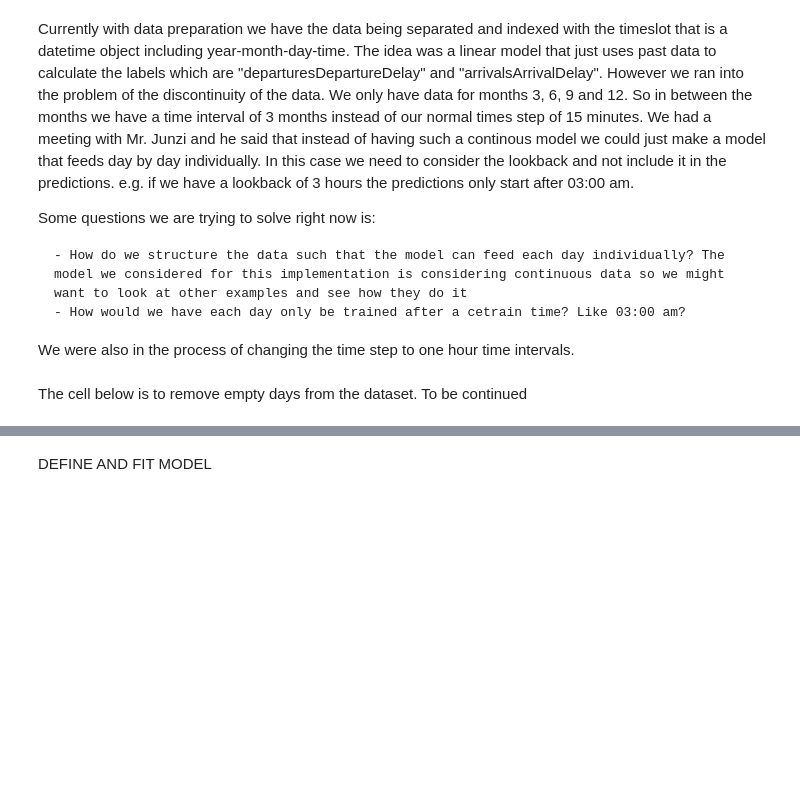
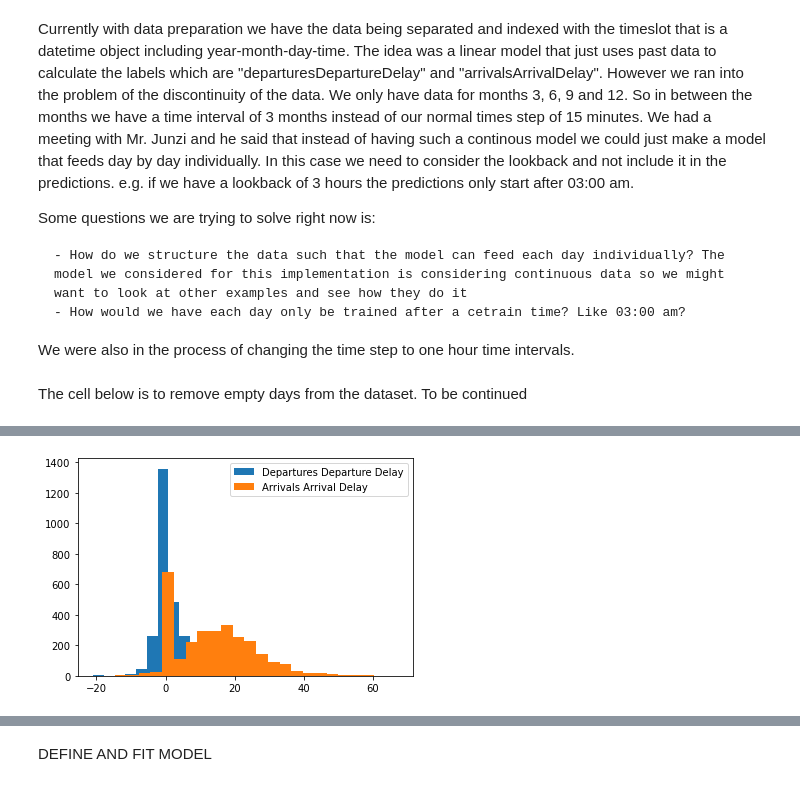
Before and after one commit to junzis/atdelay, a Jupyter notebook: LSTM_model.ipynb, the cells around one changed output, grey strips where cells are left out. Cells and saved outputs as stored; diff of their text form; code cells hidden in the pictures; blank space fills up the shorter version.

```diff
--- a/LSTM_model.ipynb
+++ b/LSTM_model.ipynb
@@ -176,0 +194,22 @@ array([[  1.,   0.,   0., ...,   0.,  24.,   0.],
+# %%
+depdel = dataset["departuresDepartureDelay"].to_numpy()
+arrdel = dataset["arrivalsArrivalDelay"].to_numpy()
+
+mean_depdel= numpy.mean(depdel)
+std_depdel = numpy.std(depdel)
+mean_arrdel = numpy.mean(arrdel)
+std_arrdel = numpy.std(arrdel)
+
+x_depdel = numpy.linspace(mean_depdel - 3*std_depdel, mean_depdel + 3*std_depdel, 100)
+x_arrdel = numpy.linspace(mean_arrdel - 3*std_arrdel, mean_arrdel + 3*std_arrdel, 100)
+
+normal_depdel = norm.pdf(x_depdel, mean_depdel, std_depdel)
+normal_arrdel = norm.pdf(x_arrdel, mean_arrdel, std_arrdel)
+
+bin_num = 25
+plt.hist(depdel, bins=bin_num, label='Departures Departure Delay')
+plt.hist(arrdel, bins=bin_num, label='Arrivals Arrival Delay')
+plt.legend()
+plt.show()
+# %% [output]
+[figure, added]
```
Also changed, not shown: parts of 11 cells of this notebook, 1 other file.
